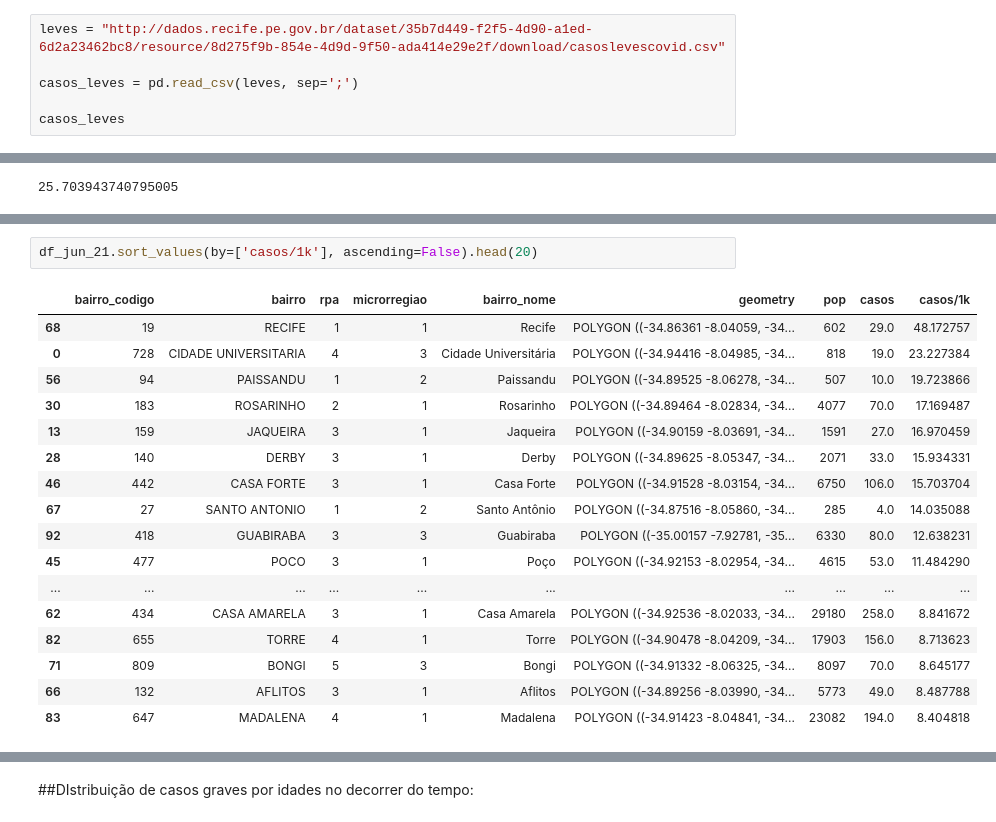
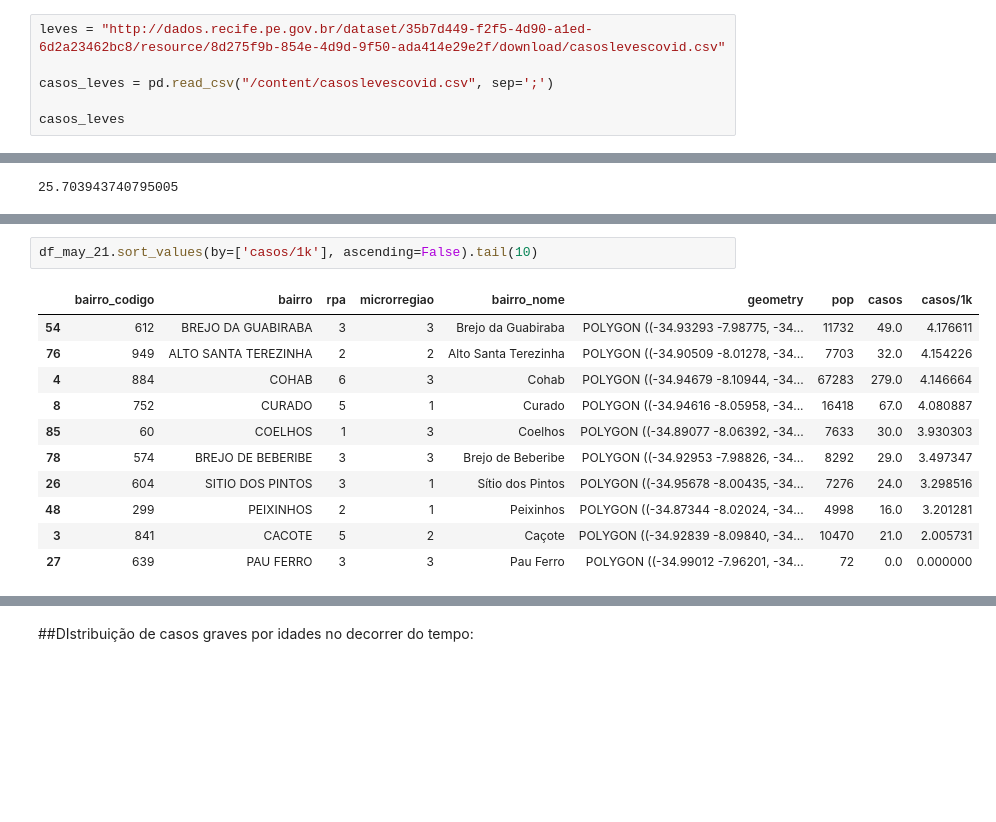
Before and after one commit to agenorrneto/pandemia_recife, a Jupyter notebook: pandemic_at_recife.ipynb, the cells around one changed output, grey strips where cells are left out. Drawn from its saved outputs; the diff is of its cells as text; blank space fills up the shorter version.

```diff
--- a/pandemic_at_recife.ipynb
+++ b/pandemic_at_recife.ipynb
@@ -525,7 +557,7 @@ bairros_json
 # %%
 leves = "http://dados.recife.pe.gov.br/dataset/35b7d449-f2f5-4d90-a1ed-6d2a23462bc8/resource/8d275f9b-854e-4d9d-9f50-ada414e29e2f/download/casoslevescovid.csv"
 
-casos_leves = pd.read_csv(leves, sep=';')
+casos_leves = pd.read_csv("/content/casoslevescovid.csv", sep=';')
 
 casos_leves
 # %% [output]
@@ -701,23 +735,17 @@ fig4.show()
 # %%
-df_jun_21.sort_values(by=['casos/1k'], ascending=False).head(20)
+df_may_21.sort_values(by=['casos/1k'], ascending=False).tail(10)
 # %% [output]
 |  | bairro_codigo | bairro | rpa | microrregiao | bairro_nome | geometry | pop | casos | casos/1k |
-| 68 | 19 | RECIFE | 1 | 1 | Recife | POLYGON ((-34.86361 -8.04059, -34... | 602 | 29.0 | 48.172757 |
-| 0 | 728 | CIDADE UNIVERSITARIA | 4 | 3 | Cidade Universitária | POLYGON ((-34.94416 -8.04985, -34... | 818 | 19.0 | 23.227384 |
-| 56 | 94 | PAISSANDU | 1 | 2 | Paissandu | POLYGON ((-34.89525 -8.06278, -34... | 507 | 10.0 | 19.723866 |
-| 30 | 183 | ROSARINHO | 2 | 1 | Rosarinho | POLYGON ((-34.89464 -8.02834, -34... | 4077 | 70.0 | 17.169487 |
-| 13 | 159 | JAQUEIRA | 3 | 1 | Jaqueira | POLYGON ((-34.90159 -8.03691, -34... | 1591 | 27.0 | 16.970459 |
-| 28 | 140 | DERBY | 3 | 1 | Derby | POLYGON ((-34.89625 -8.05347, -34... | 2071 | 33.0 | 15.934331 |
-| 46 | 442 | CASA FORTE | 3 | 1 | Casa Forte | POLYGON ((-34.91528 -8.03154, -34... | 6750 | 106.0 | 15.703704 |
-| 67 | 27 | SANTO ANTONIO | 1 | 2 | Santo Antônio | POLYGON ((-34.87516 -8.05860, -34... | 285 | 4.0 | 14.035088 |
-| 92 | 418 | GUABIRABA | 3 | 3 | Guabiraba | POLYGON ((-35.00157 -7.92781, -35... | 6330 | 80.0 | 12.638231 |
-| 45 | 477 | POCO | 3 | 1 | Poço | POLYGON ((-34.92153 -8.02954, -34... | 4615 | 53.0 | 11.484290 |
-| ... | ... | ... | ... | ... | ... | ... | ... | ... | ... |
-| 62 | 434 | CASA AMARELA | 3 | 1 | Casa Amarela | POLYGON ((-34.92536 -8.02033, -34... | 29180 | 258.0 | 8.841672 |
-| 82 | 655 | TORRE | 4 | 1 | Torre | POLYGON ((-34.90478 -8.04209, -34... | 17903 | 156.0 | 8.713623 |
-| 71 | 809 | BONGI | 5 | 3 | Bongi | POLYGON ((-34.91332 -8.06325, -34... | 8097 | 70.0 | 8.645177 |
-| 66 | 132 | AFLITOS | 3 | 1 | Aflitos | POLYGON ((-34.89256 -8.03990, -34... | 5773 | 49.0 | 8.487788 |
-| 83 | 647 | MADALENA | 4 | 1 | Madalena | POLYGON ((-34.91423 -8.04841, -34... | 23082 | 194.0 | 8.404818 |
+| 54 | 612 | BREJO DA GUABIRABA | 3 | 3 | Brejo da Guabiraba | POLYGON ((-34.93293 -7.98775, -34... | 11732 | 49.0 | 4.176611 |
+| 76 | 949 | ALTO SANTA TEREZINHA | 2 | 2 | Alto Santa Terezinha | POLYGON ((-34.90509 -8.01278, -34... | 7703 | 32.0 | 4.154226 |
+| 4 | 884 | COHAB | 6 | 3 | Cohab | POLYGON ((-34.94679 -8.10944, -34... | 67283 | 279.0 | 4.146664 |
+| 8 | 752 | CURADO | 5 | 1 | Curado | POLYGON ((-34.94616 -8.05958, -34... | 16418 | 67.0 | 4.080887 |
+| 85 | 60 | COELHOS | 1 | 3 | Coelhos | POLYGON ((-34.89077 -8.06392, -34... | 7633 | 30.0 | 3.930303 |
+| 78 | 574 | BREJO DE BEBERIBE | 3 | 3 | Brejo de Beberibe | POLYGON ((-34.92953 -7.98826, -34... | 8292 | 29.0 | 3.497347 |
+| 26 | 604 | SITIO DOS PINTOS | 3 | 1 | Sítio dos Pintos | POLYGON ((-34.95678 -8.00435, -34... | 7276 | 24.0 | 3.298516 |
+| 48 | 299 | PEIXINHOS | 2 | 1 | Peixinhos | POLYGON ((-34.87344 -8.02024, -34... | 4998 | 16.0 | 3.201281 |
+| 3 | 841 | CACOTE | 5 | 2 | Caçote | POLYGON ((-34.92839 -8.09840, -34... | 10470 | 21.0 | 2.005731 |
+| 27 | 639 | PAU FERRO | 3 | 3 | Pau Ferro | POLYGON ((-34.99012 -7.96201, -34... | 72 | 0.0 | 0.000000 |
 # %%
 fig5, ax5 = plt.subplots(figsize=(20, 10), ncols=10, nrows=1, sharex=True, sharey=True)
 
```
Also changed, not shown: parts of 41 cells of this notebook.
